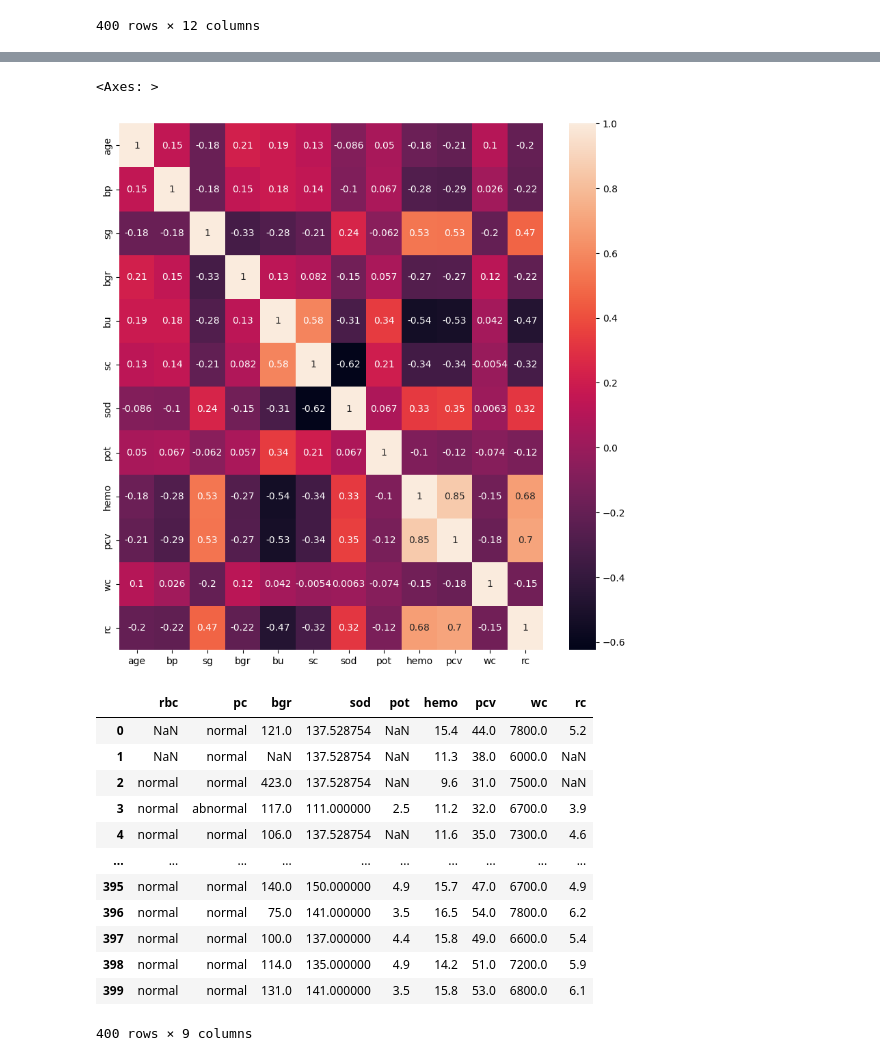
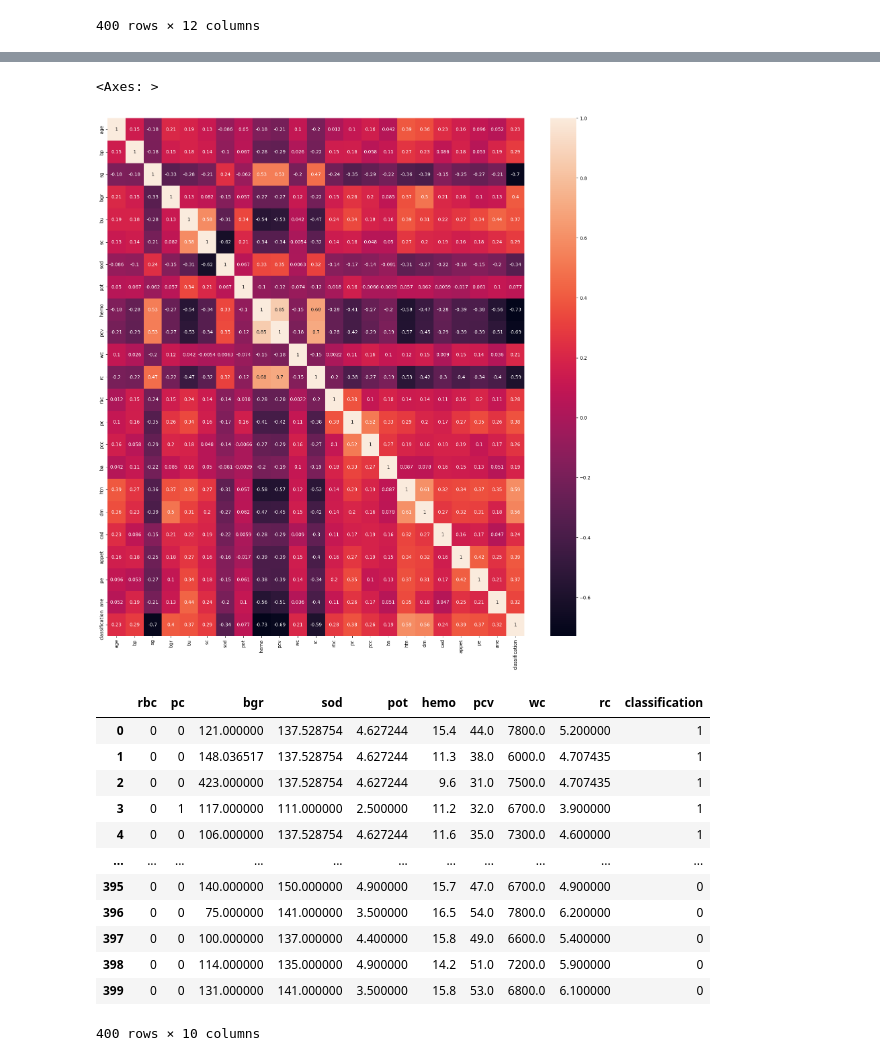
Before and after one commit to cutepuppy2024/Kidney-Project, a Jupyter notebook: ckd_analysis_2nd.ipynb, the cells around one changed output, grey strips where cells are left out. Drawn from its saved outputs; the diff is of its cells as text; code cells hidden in the pictures.

```diff
--- a/ckd_analysis_2nd.ipynb
+++ b/ckd_analysis_2nd.ipynb
@@ -3,6 +3,8 @@ import pandas as pd
 import numpy as np
 import matplotlib
 import matplotlib.pyplot as plt
+
+matplotlib.rcParams['font.family'] = 'Malgun Gothic'
 # %%
 df = pd.read_csv("./datas/ckd_dataset_no3.csv")
 df
@@ -456,2 +469,5 @@ sns.countplot(x=df['pe'], hue=df['classification'], palette='pastel')
 <Axes: xlabel='pe', ylabel='count'>
 [figure]
+# %%
+df_obj_fill =df[obj_cols].fillna('normal')
+df_obj_fill
@@ -457,0 +494,13 @@ sns.countplot(x=df['pe'], hue=df['classification'], palette='pastel')
+# %%
+df_obj_fill['rbc'] = df_obj_fill['rbc'].map({'normal':0, 'abnormal':1})
+df_obj_fill['pc'] = df_obj_fill['pc'].map({'normal':0, 'abnormal':1})
+df_obj_fill['pcc'] = df_obj_fill['pcc'].map({'present':1, 'notpresent':0})
+df_obj_fill['ba'] = df_obj_fill['ba'].map({'present':1, 'notpresent':0})
+df_obj_fill['classification'] = df_obj_fill['classification'].map({'notckd':0, 'ckd':1})
+df_obj_fill['appet'] = df_obj_fill['appet'].map({'good':0, 'poor':1})
+
+temp = ['htn', 'dm', 'cad','pe', 'ane']
+for i, col in enumerate(temp):
+    df_obj_fill[col] = df_obj_fill[col].map({'no':0,'yes':1})
+
+df_obj_fill
@@ -472,5 +535,7 @@ df_fill
 | 398 | 17.0 | 60.0 | 1.025 | 114.000000 | 50.0 | 1.0 | 135.000000 | 4.900000 | 14.2 | 51.0 | 7200.0 | ... |
 | 399 | 58.0 | 80.0 | 1.025 | 131.000000 | 18.0 | 1.1 | 141.000000 | 3.500000 | 15.8 | 53.0 | 6800.0 | ... |
 400 rows × 12 columns
+# %%
+new_df = df_fill.join(df_obj_fill)
 # %%
 # 상관도 측정
@@ -492,23 +562,24 @@ df_fill.corr()
 # %%
-plt.figure(figsize=(10,10))
-sns.heatmap(df_fill.corr(),annot=True, annot_kws={'size':10})
+plt.figure(figsize=(20,20))
+sns.heatmap(new_df.corr(),annot=True, annot_kws={'size':10})
 # %% [output]
 <Axes: >
-[figure, old version]
+[figure, new version]
 # %%
 # 혈액검사 수치에 따른 관계도
-blood = ['rbc', 'pc', 'bgr','sod', 'pot', 'hemo', 'pcv', 'wc', 'rc']
+blood = ['rbc', 'pc', 'bgr','sod', 'pot', 'hemo', 'pcv', 'wc', 'rc', 'classification']
+new_df[blood]
 # %% [output]
-|  | rbc | pc | bgr | sod | pot | hemo | pcv | wc | rc |
-| 0 | NaN | normal | 121.0 | 137.528754 | NaN | 15.4 | 44.0 | 7800.0 | 5.2 |
-| 1 | NaN | normal | NaN | 137.528754 | NaN | 11.3 | 38.0 | 6000.0 | NaN |
-| 2 | normal | normal | 423.0 | 137.528754 | NaN | 9.6 | 31.0 | 7500.0 | NaN |
-| 3 | normal | abnormal | 117.0 | 111.000000 | 2.5 | 11.2 | 32.0 | 6700.0 | 3.9 |
-| 4 | normal | normal | 106.0 | 137.528754 | NaN | 11.6 | 35.0 | 7300.0 | 4.6 |
-| ... | ... | ... | ... | ... | ... | ... | ... | ... | ... |
-| 395 | normal | normal | 140.0 | 150.000000 | 4.9 | 15.7 | 47.0 | 6700.0 | 4.9 |
-| 396 | normal | normal | 75.0 | 141.000000 | 3.5 | 16.5 | 54.0 | 7800.0 | 6.2 |
-| 397 | normal | normal | 100.0 | 137.000000 | 4.4 | 15.8 | 49.0 | 6600.0 | 5.4 |
-| 398 | normal | normal | 114.0 | 135.000000 | 4.9 | 14.2 | 51.0 | 7200.0 | 5.9 |
-| 399 | normal | normal | 131.0 | 141.000000 | 3.5 | 15.8 | 53.0 | 6800.0 | 6.1 |
+|  | rbc | pc | bgr | sod | pot | hemo | pcv | wc | rc | classification |
+| 0 | 0 | 0 | 121.000000 | 137.528754 | 4.627244 | 15.4 | 44.0 | 7800.0 | 5.200000 | 1 |
+| 1 | 0 | 0 | 148.036517 | 137.528754 | 4.627244 | 11.3 | 38.0 | 6000.0 | 4.707435 | 1 |
+| 2 | 0 | 0 | 423.000000 | 137.528754 | 4.627244 | 9.6 | 31.0 | 7500.0 | 4.707435 | 1 |
+| 3 | 0 | 1 | 117.000000 | 111.000000 | 2.500000 | 11.2 | 32.0 | 6700.0 | 3.900000 | 1 |
+| 4 | 0 | 0 | 106.000000 | 137.528754 | 4.627244 | 11.6 | 35.0 | 7300.0 | 4.600000 | 1 |
+| ... | ... | ... | ... | ... | ... | ... | ... | ... | ... | ... |
+| 395 | 0 | 0 | 140.000000 | 150.000000 | 4.900000 | 15.7 | 47.0 | 6700.0 | 4.900000 | 0 |
+| 396 | 0 | 0 | 75.000000 | 141.000000 | 3.500000 | 16.5 | 54.0 | 7800.0 | 6.200000 | 0 |
+| 397 | 0 | 0 | 100.000000 | 137.000000 | 4.400000 | 15.8 | 49.0 | 6600.0 | 5.400000 | 0 |
+| 398 | 0 | 0 | 114.000000 | 135.000000 | 4.900000 | 14.2 | 51.0 | 7200.0 | 5.900000 | 0 |
+| 399 | 0 | 0 | 131.000000 | 141.000000 | 3.500000 | 15.8 | 53.0 | 6800.0 | 6.100000 | 0 |
-400 rows × 9 columns
+400 rows × 10 columns
```
Also changed, not shown: parts of 16 cells of this notebook.
